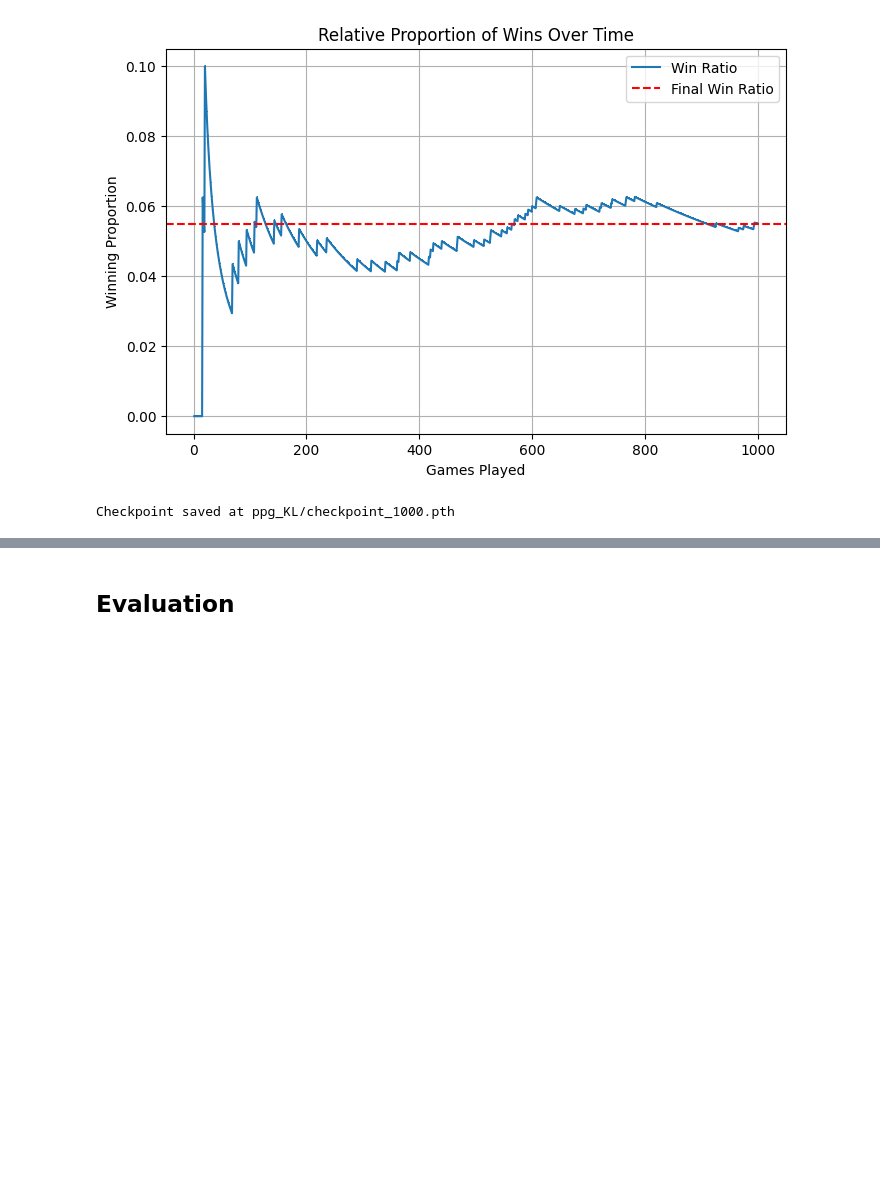
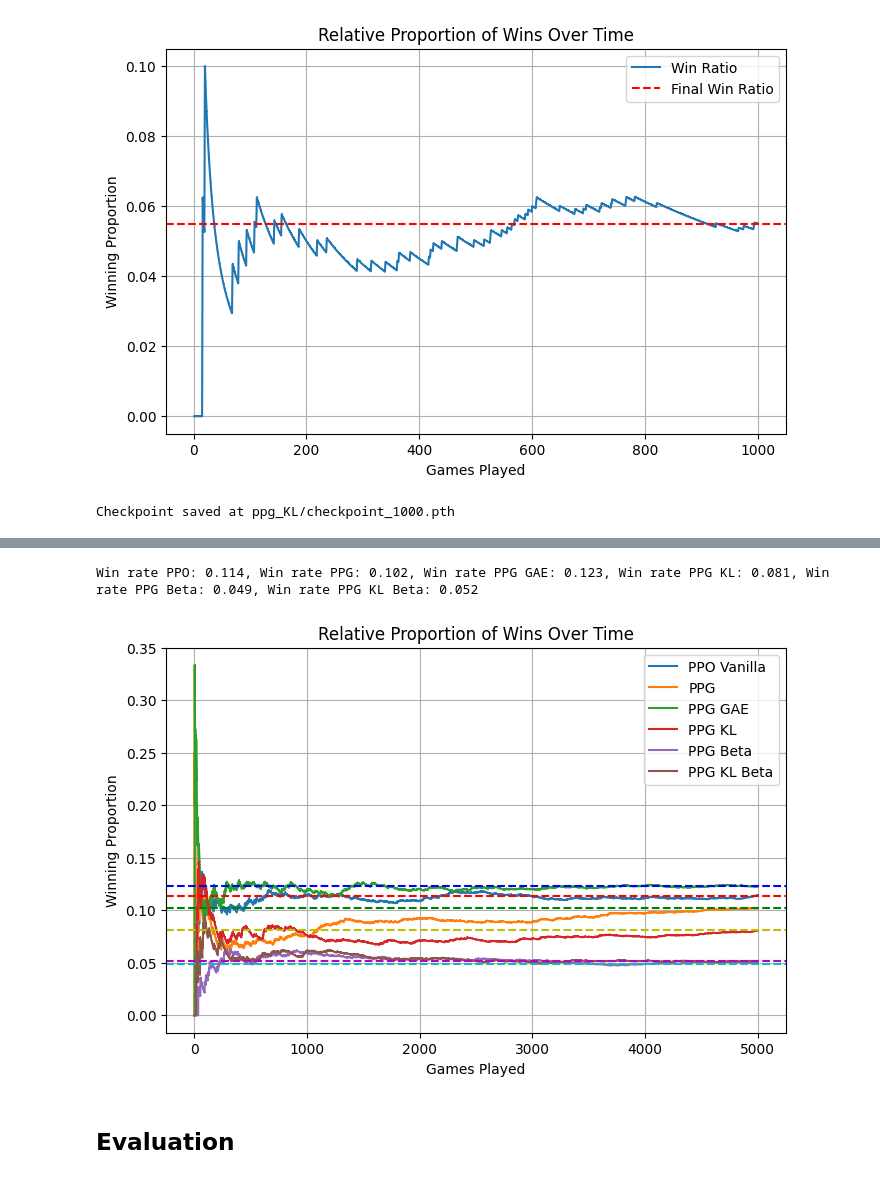
Before and after one commit to kimmizi/PuckAI, a Jupyter notebook: exp/Documentation_RL_Project.ipynb, the cells around one changed output, grey strips where cells are left out. Saved outputs shown, nothing was run; the diff lists cells and outputs as text; code cells hidden in the pictures; blank space fills up the shorter version.

```diff
--- a/exp/Documentation_RL_Project.ipynb
+++ b/exp/Documentation_RL_Project.ipynb
@@ -698,3 +747,76 @@ Checkpoint saved at ppg_KL/checkpoint_1000.pth
+# %%
+info_ppo = np.load("cluster/info_ppo.npy")
+info_ppg = np.load("cluster/info_ppg.npy")
+info_ppg_gae = np.load("cluster/info_ppg_gae.npy")
+info_ppg_kl = np.load("cluster/info_ppg_kl.npy")
+info_ppg_beta = np.load("cluster/info_ppg_beta.npy")
+info_ppg_kl_beta = np.load("cluster/info_ppg_kl_beta.npy")
+# %%
+# Plot win rate for every agent
+# calculate the number of 0,-1, 1 for each episode and divide by the number of episodes
+num_episodes = len(info_ppo)
+
+num_wins_ppo = np.sum(np.array(info_ppo) == 1)
+num_wins_ppg = np.sum(np.array(info_ppg) == 1)
+num_wins_ppg_gae = np.sum(np.array(info_ppg_gae) == 1)
+num_wins_ppg_kl = np.sum(np.array(info_ppg_kl) == 1)
+num_wins_ppg_beta = np.sum(np.array(info_ppg_beta) == 1)
+num_wins_ppg_kl_beta = np.sum(np.array(info_ppg_kl_beta) == 1)
+
+ratio_wins_ppo = round(num_wins_ppo / num_episodes, 3)
+ratio_wins_ppg = round(num_wins_ppg / num_episodes, 3)
+ratio_wins_ppg_gae = round(num_wins_ppg_gae / num_episodes, 3)
+ratio_wins_ppg_kl = round(num_wins_ppg_kl / num_episodes, 3)
+ratio_wins_ppg_beta = round(num_wins_ppg_beta / num_episodes, 3)
+ratio_wins_ppg_kl_beta = round(num_wins_ppg_kl_beta / num_episodes, 3)
+
+print(f"Win rate PPO: {ratio_wins_ppo}, Win rate PPG: {ratio_wins_ppg}, Win rate PPG GAE: {ratio_wins_ppg_gae}, Win rate PPG KL: {ratio_wins_ppg_kl}, Win rate PPG Beta: {ratio_wins_ppg_beta}, Win rate PPG KL Beta: {ratio_wins_ppg_kl_beta}")
+
+info_array_ppo = np.array(info_ppo)
+info_array_ppg = np.array(info_ppg)
+info_array_ppg_gae = np.array(info_ppg_gae)
+info_array_ppg_kl = np.array(info_ppg_kl)
+info_array_ppg_beta = np.array(info_ppg_beta)
+info_array_ppg_kl_beta = np.array(info_ppg_kl_beta)
+
+games_played = np.arange(1, len(info_ppo) + 1)
+
+wins_ppo = np.cumsum(info_array_ppo == 1)
+wins_ppg = np.cumsum(info_array_ppg == 1)
+wins_ppg_gae = np.cumsum(info_array_ppg_gae == 1)
+wins_ppg_kl = np.cumsum(info_array_ppg_kl == 1)
+wins_ppg_beta = np.cumsum(info_array_ppg_beta == 1)
+wins_ppg_kl_beta = np.cumsum(info_array_ppg_kl_beta == 1)
+
+win_ratio_ppo = wins_ppo / games_played
+win_ratio_ppg = wins_ppg / games_played
+win_ratio_ppg_gae = wins_ppg_gae / games_played
+win_ratio_ppg_kl = wins_ppg_kl / games_played
+win_ratio_ppg_beta = wins_ppg_beta / games_played
+win_ratio_ppg_kl_beta = wins_ppg_kl_beta / games_played
+
+plt.figure(figsize = (8, 5))
+plt.plot(games_played, win_ratio_ppo, marker = ',', linestyle = '-', label = "PPO Vanilla")
+plt.plot(games_played, win_ratio_ppg, marker = ',', linestyle = '-', label = "PPG")
+plt.plot(games_played, win_ratio_ppg_gae, marker = ',', linestyle = '-', label = "PPG GAE")
+plt.plot(games_played, win_ratio_ppg_kl, marker = ',', linestyle = '-', label = "PPG KL")
+plt.plot(games_played, win_ratio_ppg_beta, marker = ',', linestyle = '-', label = "PPG Beta")
+plt.plot(games_played, win_ratio_ppg_kl_beta, marker = ',', linestyle = '-', label = "PPG KL Beta")
+plt.axhline(y = ratio_wins_ppo, color = 'r', linestyle = '--')
+plt.axhline(y = ratio_wins_ppg, color = 'g', linestyle = '--')
+plt.axhline(y = ratio_wins_ppg_gae, color = 'b', linestyle = '--')
+plt.axhline(y = ratio_wins_ppg_kl, color = 'y', linestyle = '--')
+plt.axhline(y = ratio_wins_ppg_beta, color = 'c', linestyle = '--')
+plt.axhline(y = ratio_wins_ppg_kl_beta, color = 'm', linestyle = '--')
+plt.xlabel("Games Played")
+plt.ylabel("Winning Proportion")
+plt.title("Relative Proportion of Wins Over Time")
+plt.legend()
+plt.grid(True)
+plt.show()
+# %% [output]
+Win rate PPO: 0.114, Win rate PPG: 0.102, Win rate PPG GAE: 0.123, Win rate PPG KL: 0.081, Win rate PPG Beta: 0.049, Win rate PPG KL Beta: 0.052
+[figure, added]
 # %% [markdown]
 ## Evaluation
 # %% [markdown]
```
Also changed, not shown: parts of 5 cells of this notebook, 22 other files.
